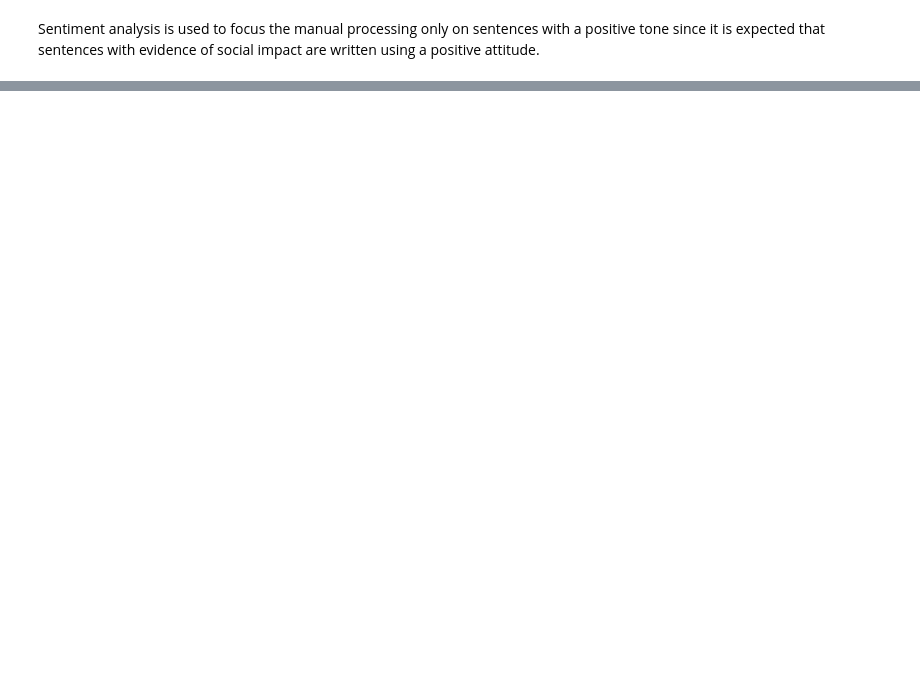
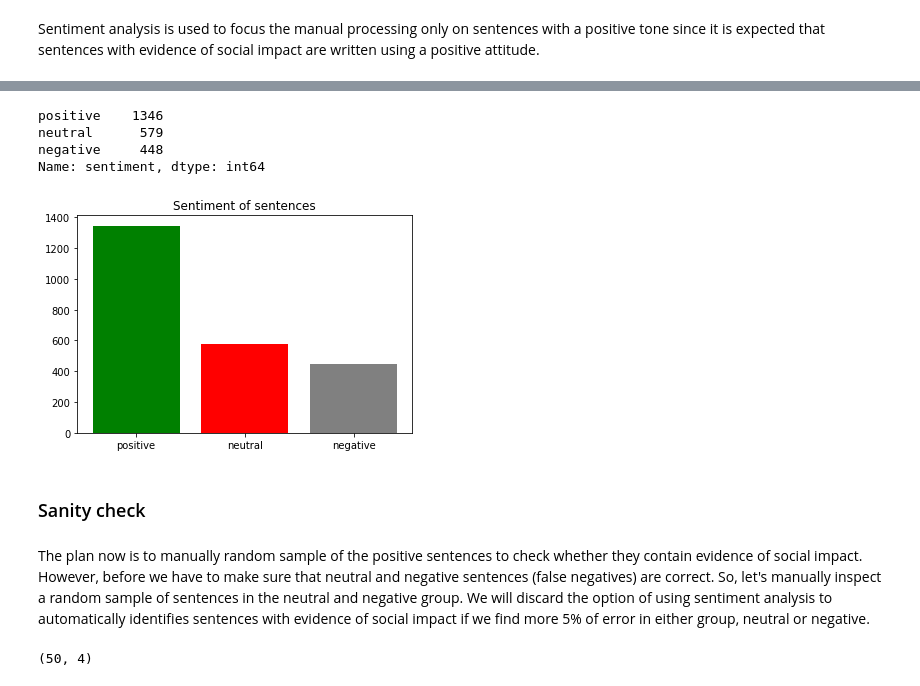
Before and after one commit to joausaga/impact-classifier, a Jupyter notebook: social_impact_data_generator.ipynb, the cells around one changed output, grey strips where cells are left out. Saved outputs shown, nothing was run; the diff lists cells and outputs as text; code cells hidden in the pictures; blank space fills up the shorter version.

Commit message:
Add new analyses of sentiment analysis

```diff
--- a/social_impact_data_generator.ipynb
+++ b/social_impact_data_generator.ipynb
@@ -89,16 +94,15 @@ analyzer = SentimentIntensityAnalyzer()
 # %%
 def analyze_sentiment(row):
     score = analyzer.polarity_scores(row['impact_sentence'])
-    ret_dict = {'title': row['title'], 'sentence': row['impact_sentence']}
     if score['compound'] >= 0.05:
-        ret_dict['sentiment'] = 'positive'
+        sentiment = 'positive'
     elif 0.05 > score['compound'] >= -0.05:
-        ret_dict['sentiment'] = 'neutral'
+        sentiment = 'neutral'
     else:
-        ret_dict['sentiment'] = 'negative'
-    ret_dict['score'] = score['compound']
-    return ret_dict
+        sentiment = 'negative'
+
+    return pd.Series([row['title'], row['impact_sentence'], sentiment, score['compound']],
+                     index=['title', 'sentence', 'sentiment', 'score'])
 # %%
-sa_impact_text = pd.DataFrame(columns=['title', 'sentence', 'score', 'sentiment'])
 sa_impact_text = clean_data.apply(analyze_sentiment, axis=1)
 # %%
@@ -112,0 +122,18 @@ dtype: object
+# %%
+dist_sentiments = sa_impact_text['sentiment'].value_counts()
+dist_sentiments
+# %% [output]
+positive    1346
+neutral      579
+negative     448
+Name: sentiment, dtype: int64
+# %%
+plt.bar(dist_sentiments.index, dist_sentiments, color=['green', 'red', 'gray'])
+plt.title('Sentiment of sentences')
+plt.show()
+# %% [output]
+[figure, added]
+# %% [markdown]
+### Sanity check
+# %% [markdown]
+The plan now is to manually random sample of the positive sentences to check whether they contain evidence of social impact. However, before we have to make sure that neutral and negative sentences (false negatives) are correct. So, let's manually inspect a random sample of sentences in the neutral and negative group. We will discard the option of using sentiment analysis to automatically identifies sentences with evidence of social impact if we find more 5% of error in either group, neutral or negative.
@@ -112,0 +145,5 @@ dtype: object
+# %%
+sample_negative = sa_impact_text[sa_impact_text['sentiment']=='negative'].sample(n=sample_size, random_state=1)
+sample_negative.shape
+# %% [output]
+(50, 4)
```
Also changed, not shown: parts of 15 cells of this notebook, 2 other files.
